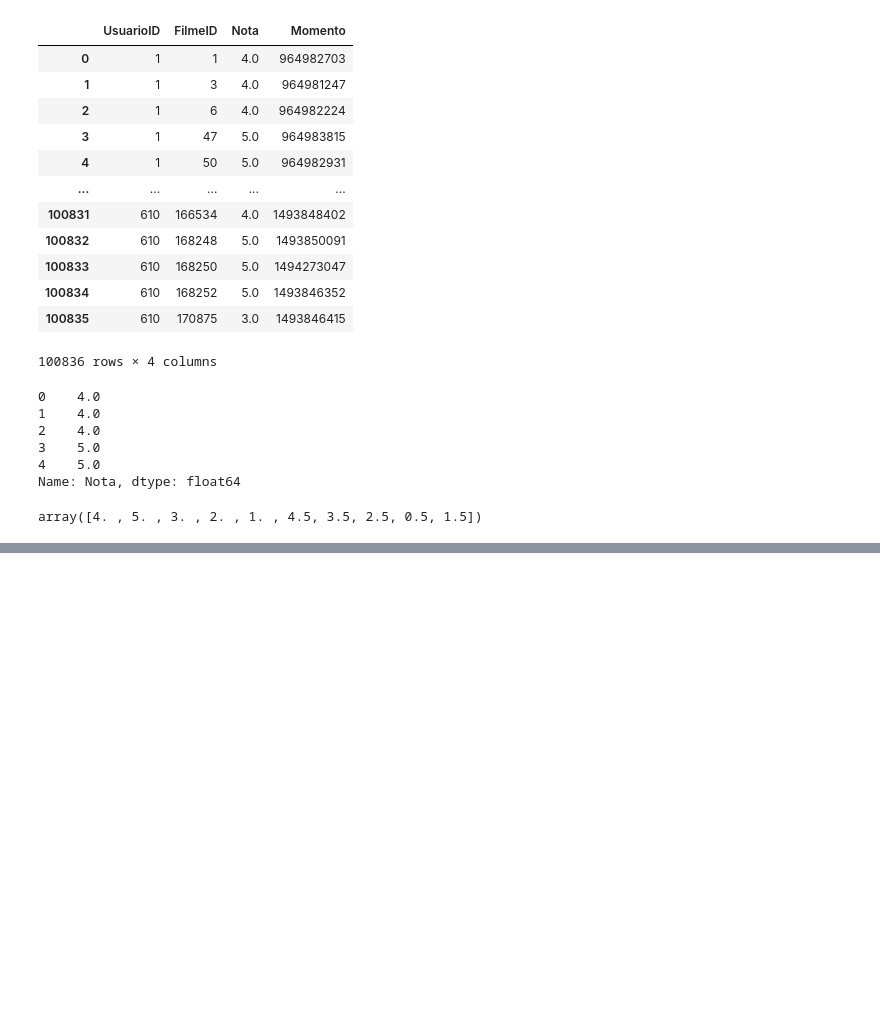
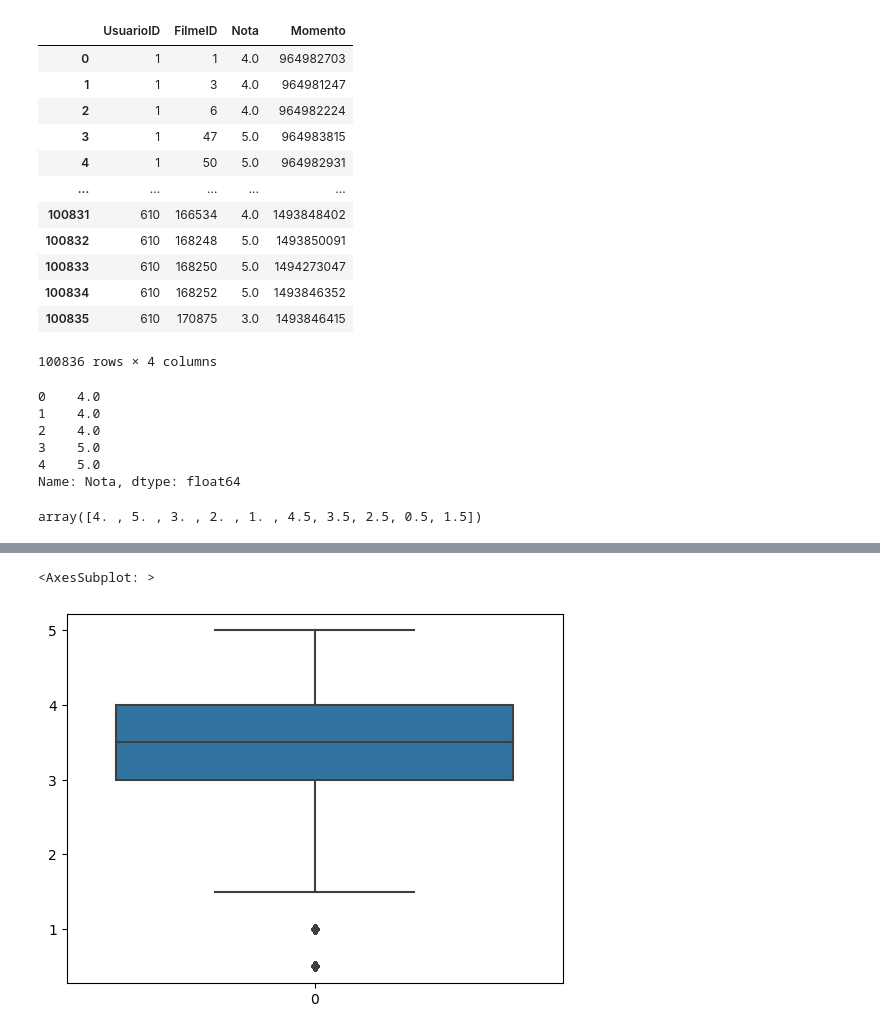
Before and after one commit to DevLuizP/Introducao_DataScience, a Jupyter notebook: Introducao.ipynb, the cells around one changed output, grey strips where cells are left out. Cells and saved outputs as stored; diff of their text form; code cells hidden in the pictures; blank space fills up the shorter version.

```diff
--- a/Introducao.ipynb
+++ b/Introducao.ipynb
@@ -50,0 +153,5 @@ array([4. , 5. , 3. , 2. , 1. , 4.5, 3.5, 2.5, 0.5, 1.5])
+# %%
+sns.boxplot(nota.Nota)
+# %% [output]
+<AxesSubplot: >
+[figure, added]
```
Also changed, not shown: parts of 9 cells of this notebook, 1 other file.
